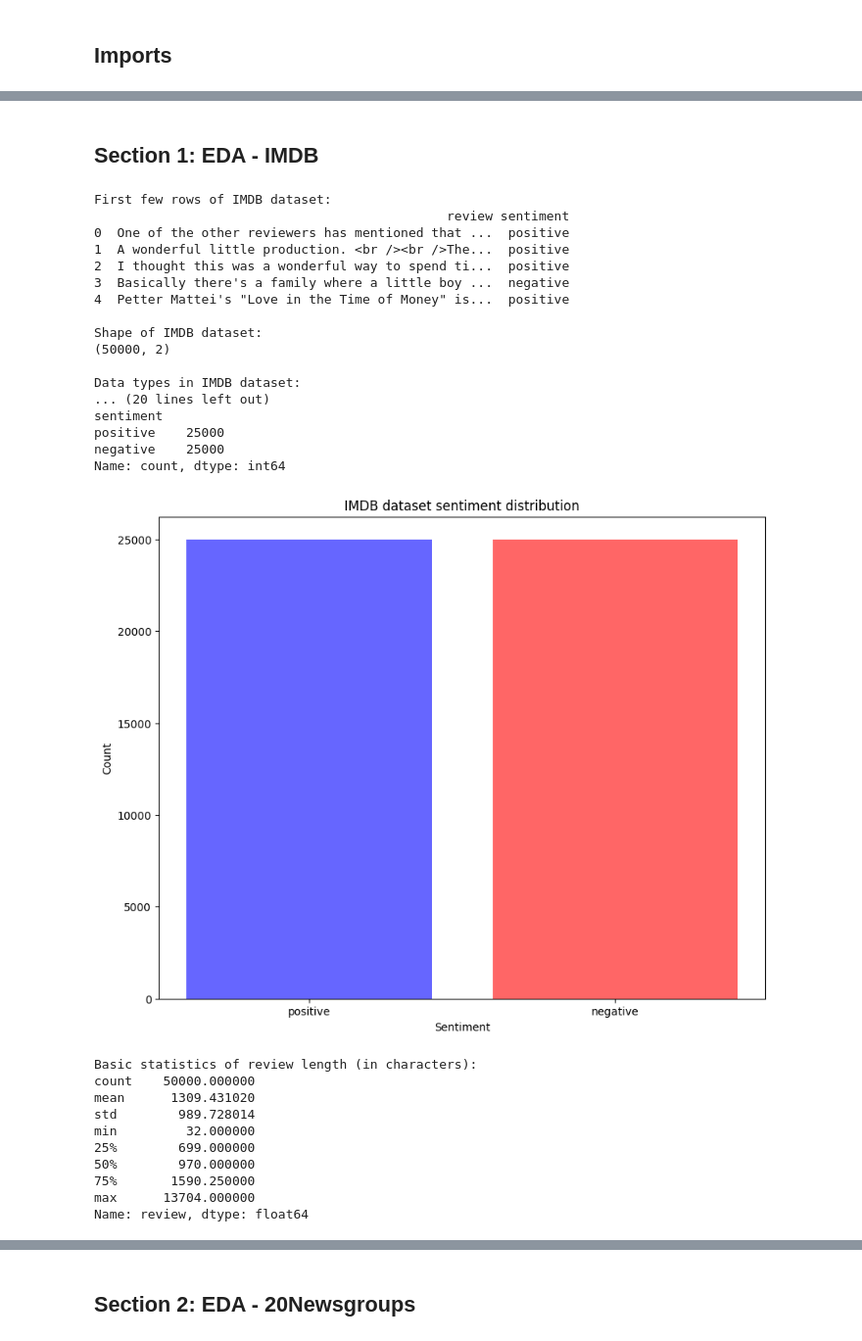
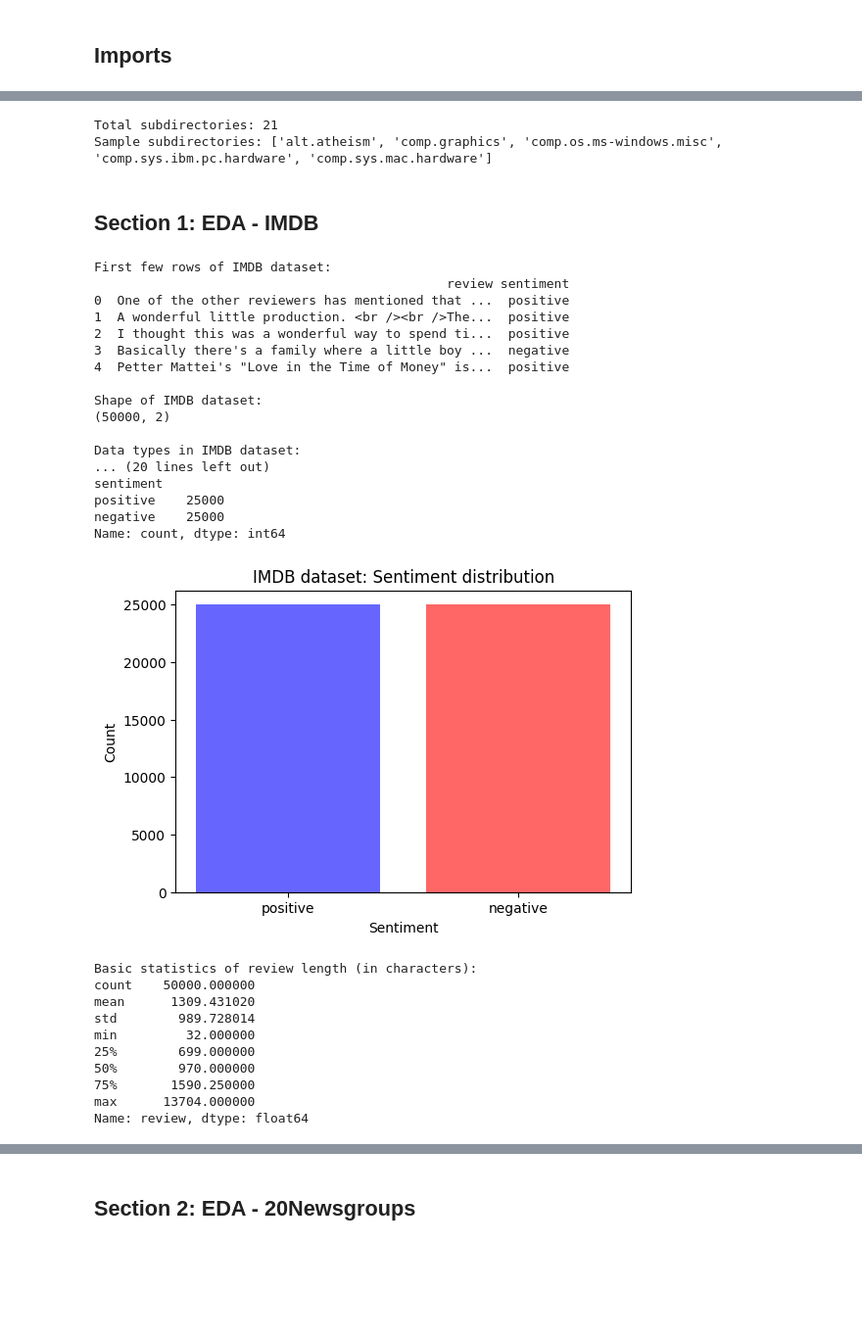
Before and after one commit to monztir/nlp-sentiment-analysis-and-topic-classification, a Jupyter notebook: src/EDA.ipynb, the cells around one changed output, grey strips where cells are left out. Shown at 98% size. Saved outputs shown, nothing was run; the diff lists cells and outputs as text; code cells hidden in the pictures; blank space fills up the shorter version.

```diff
--- a/src/EDA.ipynb
+++ b/src/EDA.ipynb
@@ -20,6 +20,6 @@ def load_data(path_imdb, path_20newsgroups):
     return data_imdb, data_20newsgroups
 # %%
 path_imdb = "../data/raw/imdb/imdb.csv"
-path_20newsgroups = "../data/raw/20_newsgroups/list.csv"
+path_20newsgroups = "../data/raw/20_newsgroup"
 
 data_imdb, data_20newsgroups = load_data(path_imdb, path_20newsgroups)
@@ -26,3 +44,12 @@ data_imdb, data_20newsgroups = load_data(path_imdb, path_20newsgroups)
+# %%
+import os
+
+path = r"C:\Users\iam0v\Desktop\Personal\nlp-sentiment-analysis-and-topic-classification\data\raw\20_newsgroup"
+print(f"Total subdirectories: {len(os.listdir(path))}")
+print("Sample subdirectories:", os.listdir(path)[:5])
+# %% [output]
+Total subdirectories: 21
+Sample subdirectories: ['alt.atheism', 'comp.graphics', 'comp.os.ms-windows.misc', 'comp.sys.ibm.pc.hardware', 'comp.sys.mac.hardware']
 # %% [markdown]
 ## **Section 1:** EDA - IMDB
 # %%
@@ -49,43 +76,43 @@ sentiment_counts = data_imdb['sentiment'].value_counts()
 print("\nUnique values in 'sentiment' column of IMDB dataset:")
 print(sentiment_counts)
 
-plt.figure(figsize=(10, 8))
+plt.figure(figsize=(6, 4))
 plt.bar(sentiment_counts.index, sentiment_counts.values, color=['blue', 'red'], alpha=0.6)
-plt.title("IMDB dataset sentiment distribution")
+plt.title("IMDB dataset: Sentiment distribution")
 plt.xlabel("Sentiment")
 plt.ylabel("Count")
 plt.show()
 
 review_lengths = data_imdb["review"].apply(len)
 
 print("Basic statistics of review length (in characters):")
 print(review_lengths.describe())
 
 plt.figure(figsize=(6, 4))
 plt.hist(review_lengths, bins=50, color='blue', edgecolor='black')
-plt.title("Histogram of review length")
+plt.title("IMDB dataset: Histogram of review length")
 plt.xlabel("Number of characters")
 plt.ylabel("Frequency")
 plt.show()
 # %% [output]
 First few rows of IMDB dataset:
                                               review sentiment
 0  One of the other reviewers has mentioned that ...  positive
 1  A wonderful little production. <br /><br />The...  positive
 2  I thought this was a wonderful way to spend ti...  positive
 3  Basically there's a family where a little boy ...  negative
 4  Petter Mattei's "Love in the Time of Money" is...  positive
 
 Shape of IMDB dataset:
 (50000, 2)
 
 Data types in IMDB dataset:
 ... (20 lines left out)
 sentiment
 positive    25000
 negative    25000
 Name: count, dtype: int64
-[figure, old version]
+[figure, new version]
 Basic statistics of review length (in characters):
 count    50000.000000
 mean      1309.431020
```
Also changed, not shown: parts of 3 cells of this notebook, 1 other file.
